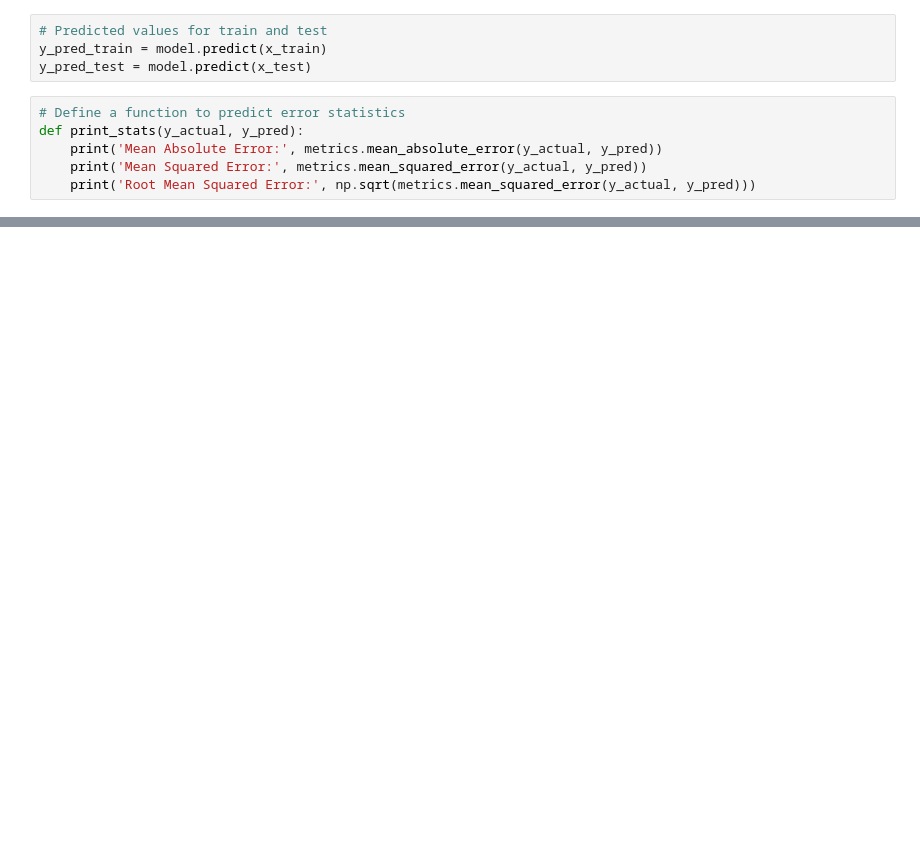
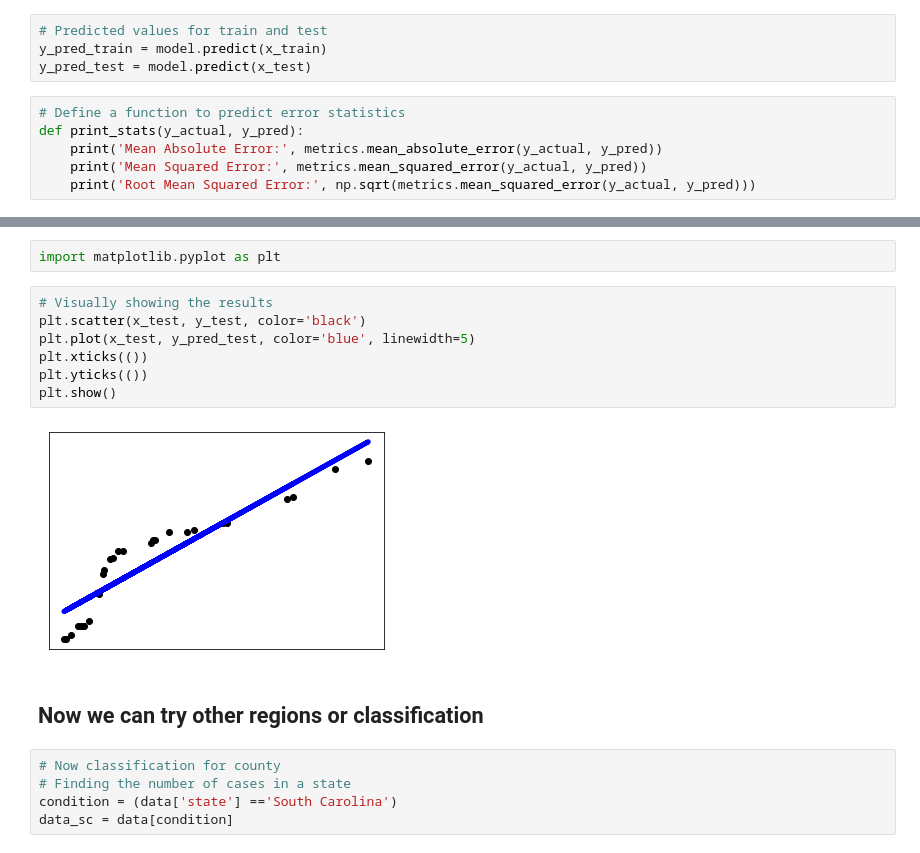
Before and after one commit to biplav-s/course-d2d-ai, a Jupyter notebook: sample-code/l6-l7-supervised-ml/Supervised-Regression.ipynb, the cells around one changed output, grey strips where cells are left out. Saved outputs shown, nothing was run; the diff lists cells and outputs as text; blank space fills up the shorter version.

```diff
--- a/sample-code/l6-l7-supervised-ml/Supervised-Regression.ipynb
+++ b/sample-code/l6-l7-supervised-ml/Supervised-Regression.ipynb
@@ -122 +139,19 @@ Mean Squared Error: 249.71969394454706
 Root Mean Squared Error: 15.8025217590278
+# %%
+import matplotlib.pyplot as plt
+# %%
+# Visually showing the results
+plt.scatter(x_test, y_test, color='black')
+plt.plot(x_test, y_pred_test, color='blue', linewidth=5)
+plt.xticks(())
+plt.yticks(())
+plt.show()
+# %% [output]
+[figure, added]
+# %% [markdown]
+## Now we can try other regions or classification
+# %%
+# Now classification for county
+# Finding the number of cases in a state
+condition = (data['state'] =='South Carolina')
+data_sc = data[condition]
```
Also changed, not shown: parts of 7 cells of this notebook, 1 other file.
